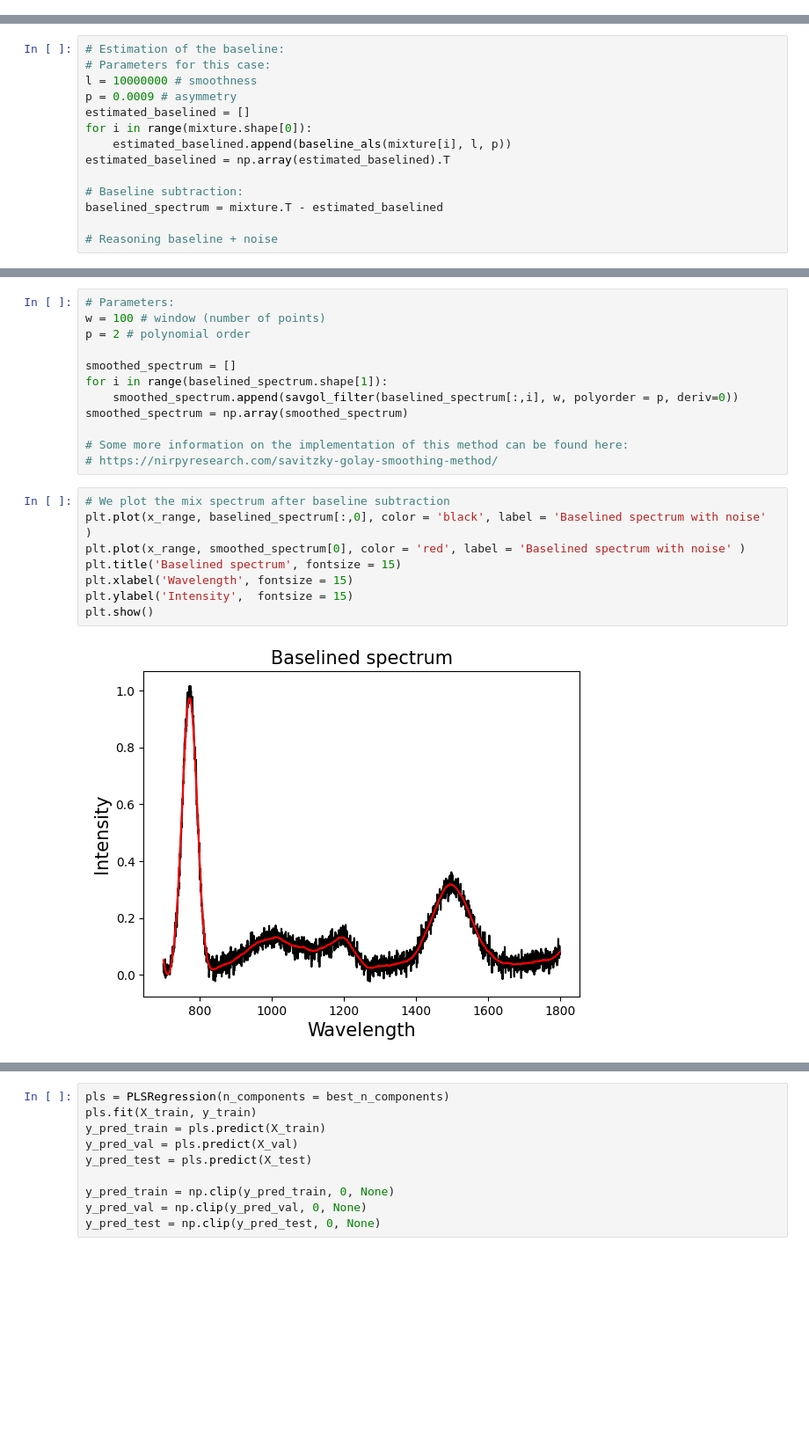
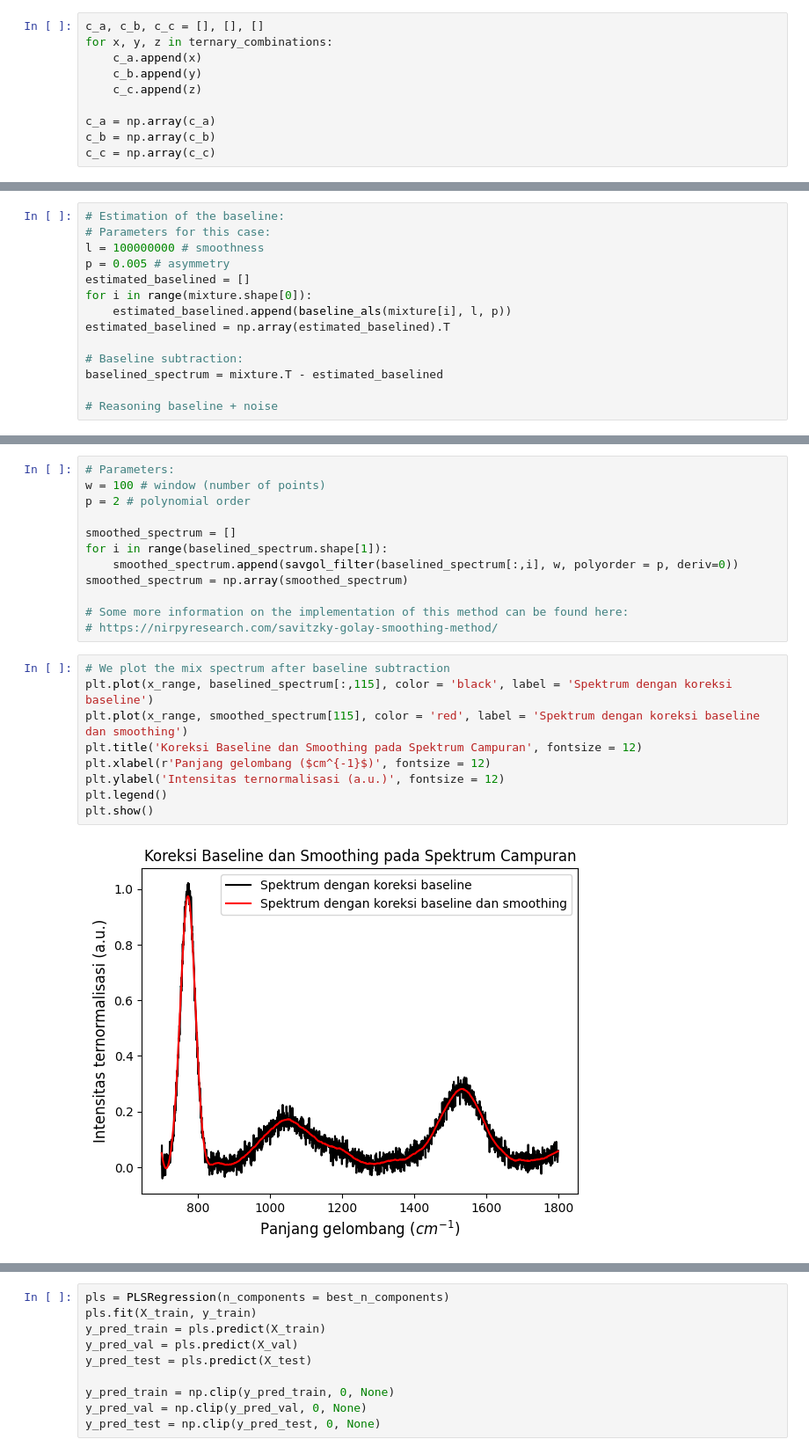
Before and after one commit to ariawahyuw/simulasi-spectra, a Jupyter notebook: Simulasi 2/(PLS) Simulasi Data Artifisial.ipynb, the cells around one changed output, grey strips where cells are left out. Shown at 88% size. Cells and saved outputs as stored; diff of their text form; blank space fills up the shorter version.

```diff
--- a/Simulasi 2/(PLS) Simulasi Data Artifisial.ipynb
+++ b/Simulasi 2/(PLS) Simulasi Data Artifisial.ipynb
@@ -28,3 +49,13 @@ c_c /= total
+# %%
+c_a, c_b, c_c = [], [], []
+for x, y, z in ternary_combinations:
+    c_a.append(x)
+    c_b.append(y)
+    c_c.append(z)
+
+c_a = np.array(c_a)
+c_b = np.array(c_b)
+c_c = np.array(c_c)
 # %%
 
 def Gauss(x, mu, sigma, A=1):
@@ -130,8 +160,8 @@ plt.show()
 # %%
 # Estimation of the baseline:
 # Parameters for this case:
-l = 10000000 # smoothness
-p = 0.0009 # asymmetry
+l = 100000000 # smoothness
+p = 0.005 # asymmetry
 estimated_baselined = []
 for i in range(mixture.shape[0]):
     estimated_baselined.append(baseline_als(mixture[i], l, p))
@@ -173,11 +196,12 @@ smoothed_spectrum = np.array(smoothed_spectrum)
 # https://nirpyresearch.com/savitzky-golay-smoothing-method/
 # %%
 # We plot the mix spectrum after baseline subtraction
-plt.plot(x_range, baselined_spectrum[:,0], color = 'black', label = 'Baselined spectrum with noise' )
-plt.plot(x_range, smoothed_spectrum[0], color = 'red', label = 'Baselined spectrum with noise' )
-plt.title('Baselined spectrum', fontsize = 15)
-plt.xlabel('Wavelength', fontsize = 15)
-plt.ylabel('Intensity',  fontsize = 15)
+plt.plot(x_range, baselined_spectrum[:,115], color = 'black', label = 'Spektrum dengan koreksi baseline')
+plt.plot(x_range, smoothed_spectrum[115], color = 'red', label = 'Spektrum dengan koreksi baseline dan smoothing')
+plt.title('Koreksi Baseline dan Smoothing pada Spektrum Campuran', fontsize = 12)
+plt.xlabel(r'Panjang gelombang ($cm^{-1}$)', fontsize = 12)
+plt.ylabel('Intensitas ternormalisasi (a.u.)', fontsize = 12)
+plt.legend()
 plt.show()
 # %% [output]
-[figure, old version]
+[figure, new version]
```
Also changed, not shown: parts of 21 cells of this notebook, 2 other files.
